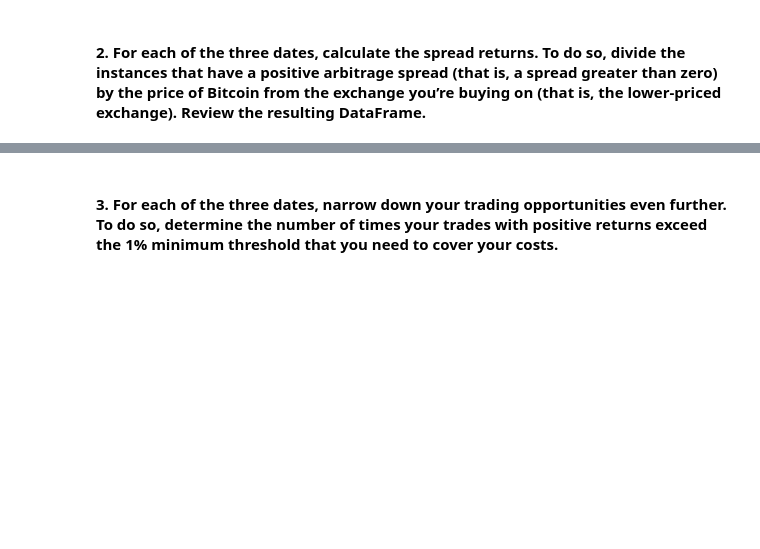
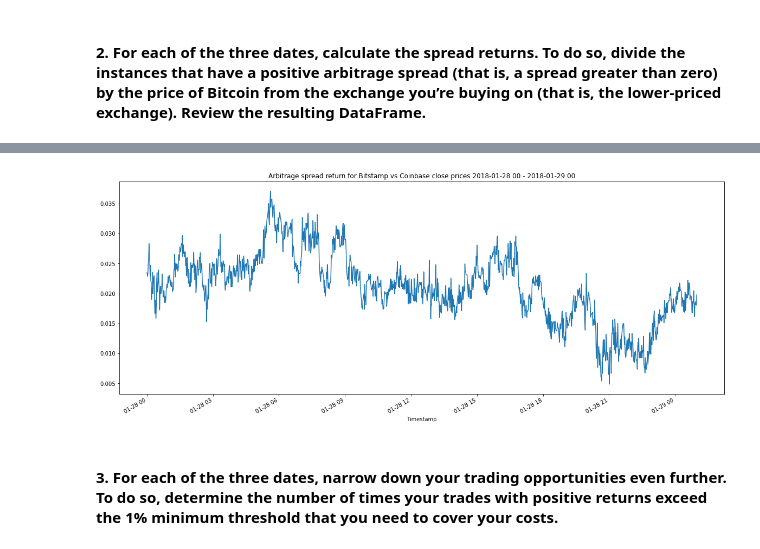
Before and after one commit to phodsman/Cryptocurrency-Arbitrage-Opportunity-Analyzer, a Jupyter notebook: crypto_arbitrage.ipynb, the cells around one changed output, grey strips where cells are left out. Cells and saved outputs as stored; diff of their text form; code cells hidden in the pictures; blank space fills up the shorter version.

```diff
--- a/crypto_arbitrage.ipynb
+++ b/crypto_arbitrage.ipynb
@@ -345,10 +345,9 @@ Name: Close, dtype: float64
 # %% [markdown]
 #### 2. For each of the three dates, calculate the spread returns. To do so, divide the instances that have a positive arbitrage spread (that is, a spread greater than zero) by the price of Bitcoin from the exchange you’re buying on (that is, the lower-priced exchange). Review the resulting DataFrame.
 # %%
-# For the date early in the dataset, calculate the spread returns by dividing the instances when the arbitrage spread is positive (> 0)
-# by the price of Bitcoin from the exchange you are buying on (the lower-priced exchange).
-spread_return_early= # YOUR CODE HERE
+# For the date early in the dataset, the spread return is calculated by dividing all positive spread values by the price on the higher priced market.
+spread_return_early = (positive_arbitrage_spread_early / bitstamp_sliced.loc[early_date_start : early_date_end]).dropna()
 
 # Review the spread return DataFrame
-# YOUR CODE HERE
+spread_return_early.plot(figsize=(20,8), title=f"Arbitrage spread return for Bitstamp vs Coinbase close prices {early_date_start} - {early_date_end}")
 # %% [output]
@@ -356,3 +355,4 @@ SyntaxError: invalid syntax (<ipython-input-30-fb00eb59f81f>, line 3)
+[figure, added]
 # %% [markdown]
 #### 3. For each of the three dates, narrow down your trading opportunities even further. To do so, determine the number of times your trades with positive returns exceed the 1% minimum threshold that you need to cover your costs.
 # %%
```
Also changed, not shown: parts of 2 cells of this notebook, 1 other file.
